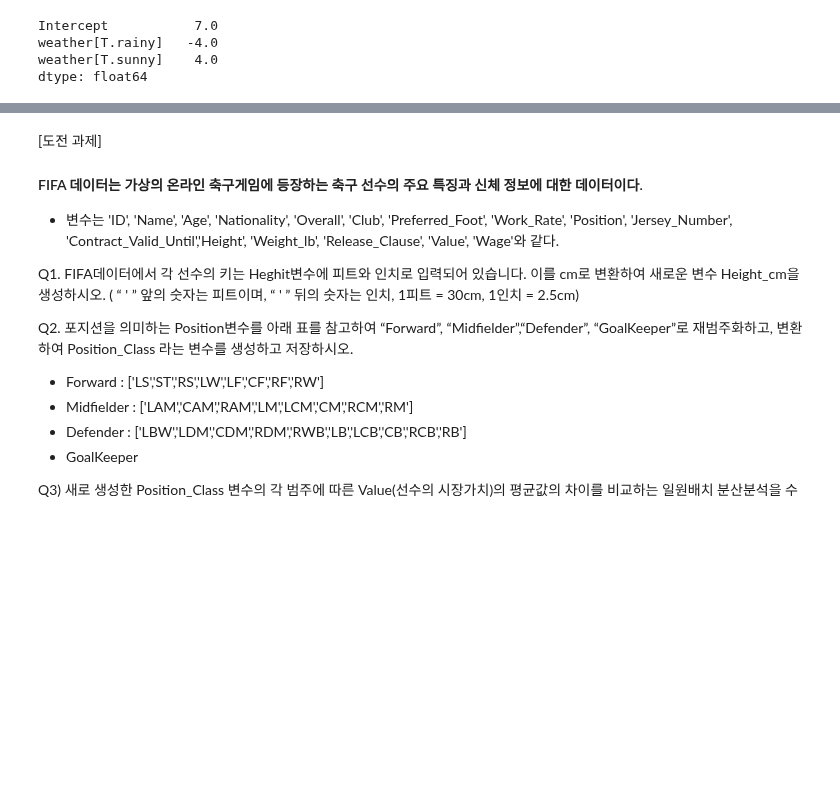
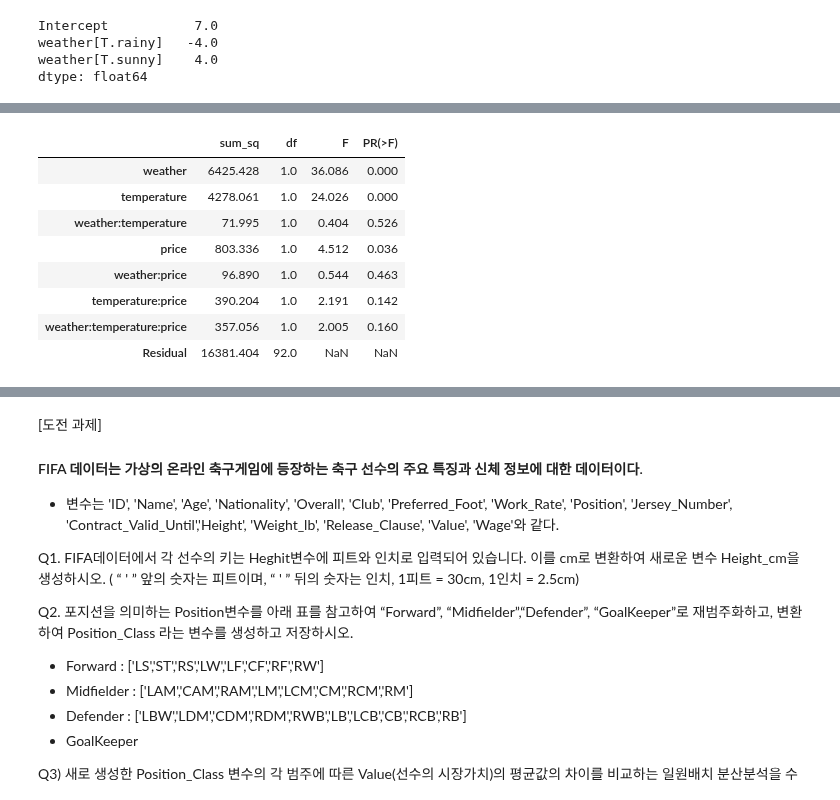
Before and after one commit to bnv20/kdt3, a Jupyter notebook: stat2_guide.ipynb, the cells around one changed output, grey strips where cells are left out. Cells and saved outputs as stored; diff of their text form; code cells hidden in the pictures; blank space fills up the shorter version.

```diff
--- a/stat2_guide.ipynb
+++ b/stat2_guide.ipynb
@@ -547,0 +665,17 @@ dtype: float64
+# %%
+# 습도는 기온과 강한 상관관계가 있으며 기온이라는 독립변수가 포함되어 있으면
+# 습도는 매상에 영향을 끼친다고 볼 수 없음
+mod_non_humi = smf.ols(
+# "sales ~ weather + temperature + price",sales).fit()
+"sales ~ weather * temperature * price",sales).fit()
+sm.stats.anova_lm(mod_non_humi,typ=2).round(3)
+# %% [output]
+|  | sum_sq | df | F | PR(>F) |
+| weather | 6425.428 | 1.0 | 36.086 | 0.000 |
+| temperature | 4278.061 | 1.0 | 24.026 | 0.000 |
+| weather:temperature | 71.995 | 1.0 | 0.404 | 0.526 |
+| price | 803.336 | 1.0 | 4.512 | 0.036 |
+| weather:price | 96.890 | 1.0 | 0.544 | 0.463 |
+| temperature:price | 390.204 | 1.0 | 2.191 | 0.142 |
+| weather:temperature:price | 357.056 | 1.0 | 2.005 | 0.160 |
+| Residual | 16381.404 | 92.0 | NaN | NaN |
```
Also changed, not shown: parts of 15 cells of this notebook.
